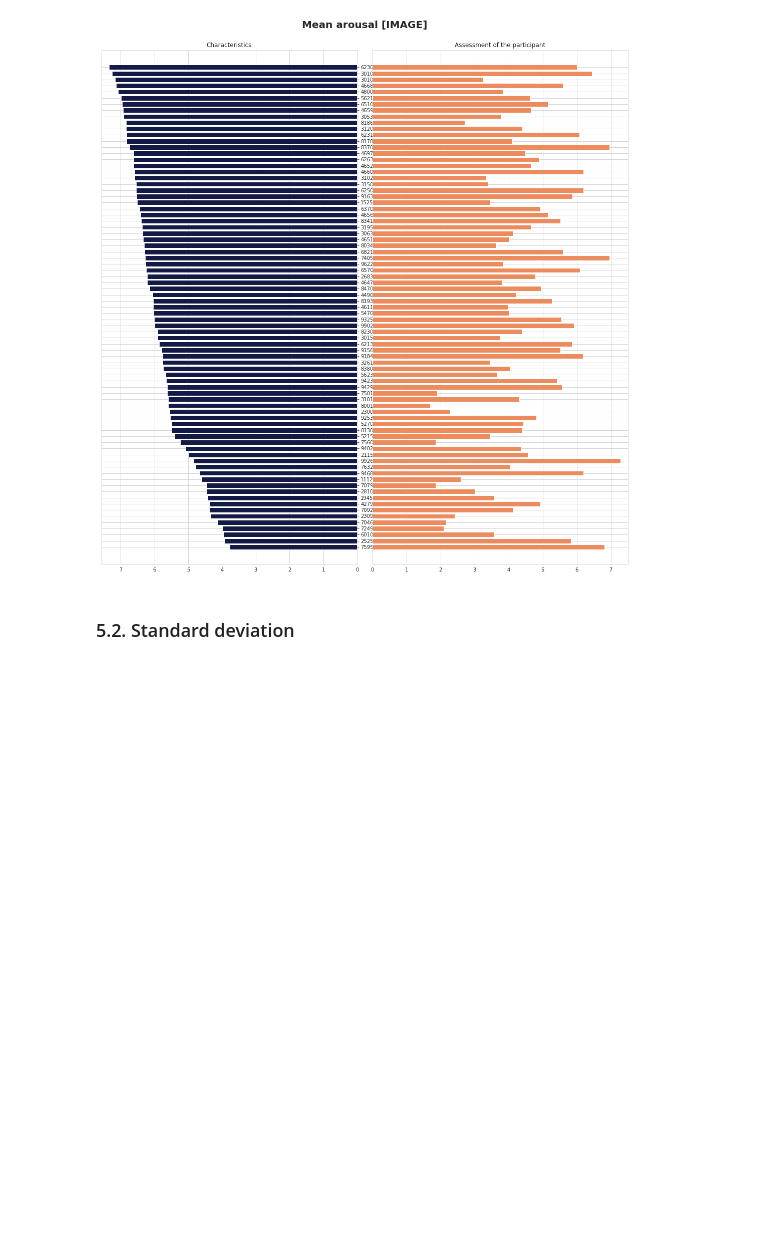
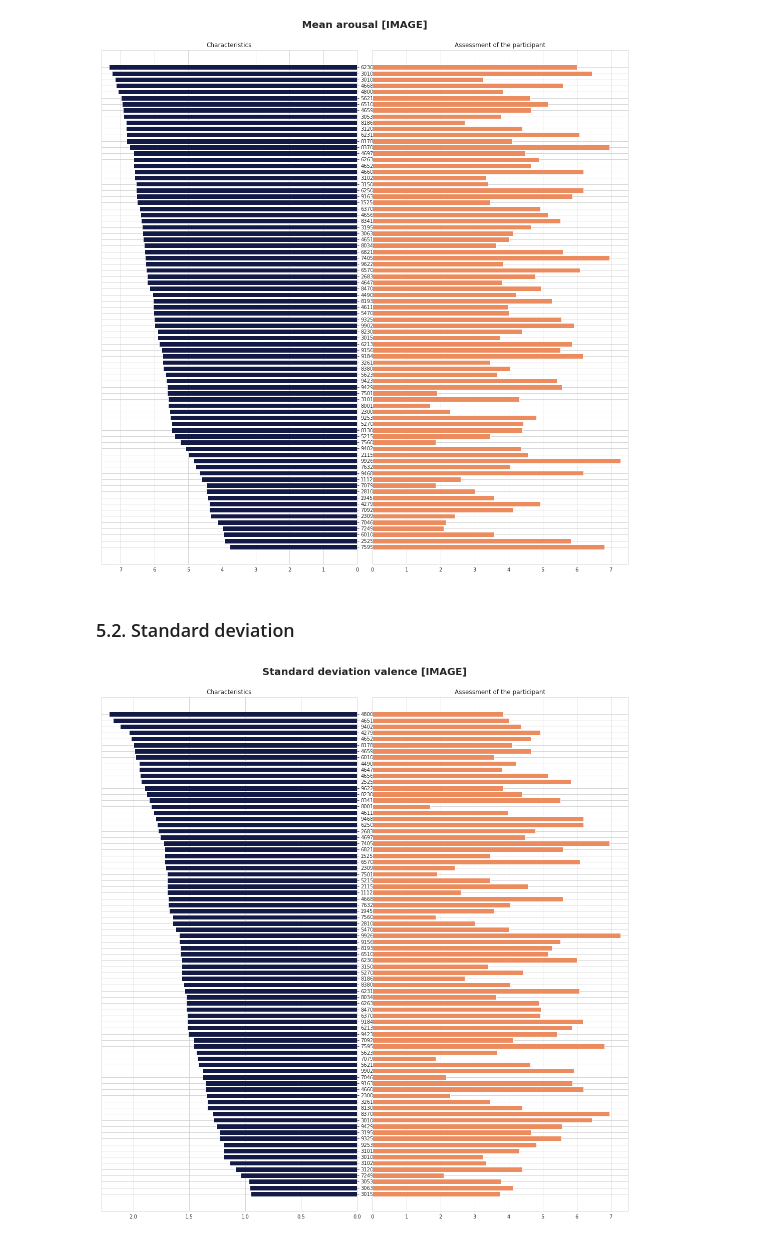
Before and after one commit to SkalskiP/ImaBoss, a Jupyter notebook: ANALYSIS_4.ipynb, the cells around one changed output. Saved outputs shown, nothing was run; the diff lists cells and outputs as text; code cells hidden in the pictures; blank space fills up the shorter version.

Commit message:
aggregation of data in progress

```diff
--- a/ANALYSIS_4.ipynb
+++ b/ANALYSIS_4.ipynb
@@ -548,3 +548,37 @@ plt.show()
 [figure]
 # %% [markdown]
 ### 5.2. Standard deviation
+# %%
+data_space_image_std = data_space_total[["IMAGE_NUM", "VALENCE_RESPONSE", "AROUSAL_RESPONSE"]].groupby("IMAGE_NUM").std()
+data_space_image_std = pd.merge(data_space_image_std, IPAS, how="inner", left_on='IMAGE_NUM', right_on='IAPS_ID')
+# %%
+states = data_space_image_std["IAPS_ID"].values
+assessment = data_space_image_std["VALENCE_RESPONSE"].values
+characteristics = data_space_image_std["IAPS_VALENCE_DEV"].values
+
+# Sort by number of sales staff
+idx = characteristics.argsort()
+states, characteristics, assessment = [np.take(x, idx) for x in [states, characteristics, sales]]
+y = np.arange(assessment.size)
+
+fig, axes = plt.subplots(ncols=2, sharey=True, figsize=(15,15))
+fig.suptitle("Standard deviation valence [IMAGE]", fontsize=20, fontweight='bold', y=1.03)
+
+axes[0].barh(y, characteristics, align='center', color='#141A46', zorder=10)
+axes[0].set(title='Characteristics')
+axes[1].barh(y, assessment, align='center', color='#EC8B5E', zorder=10)
+axes[1].set(title='Assessment of the participant')
+
+axes[0].invert_xaxis()
+axes[0].set(yticks=y, yticklabels=states)
+axes[0].yaxis.tick_right()
+
+for ax in axes.flat:
+    ax.margins(0.03)
+    ax.grid(True)
+
+fig.tight_layout()
+fig.subplots_adjust(wspace=0.06)
+plt.show()
+# %% [output]
+[figure, added]
```
Also changed, not shown: parts of 7 cells of this notebook.
